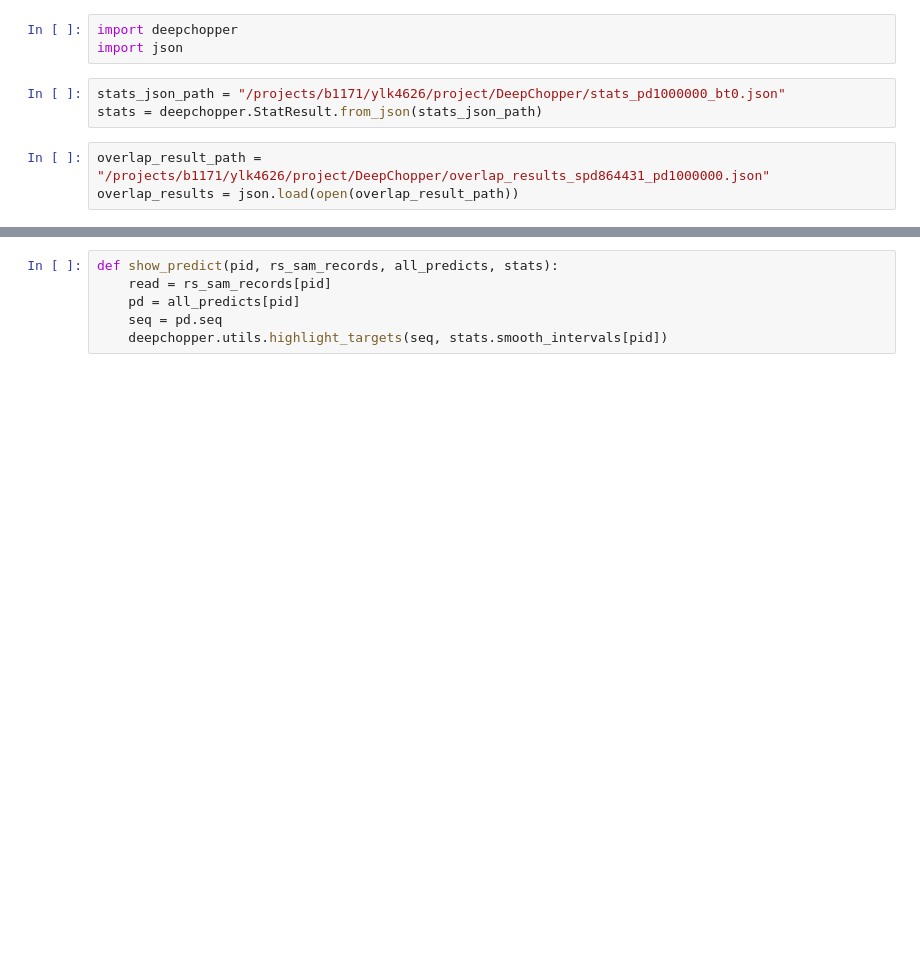
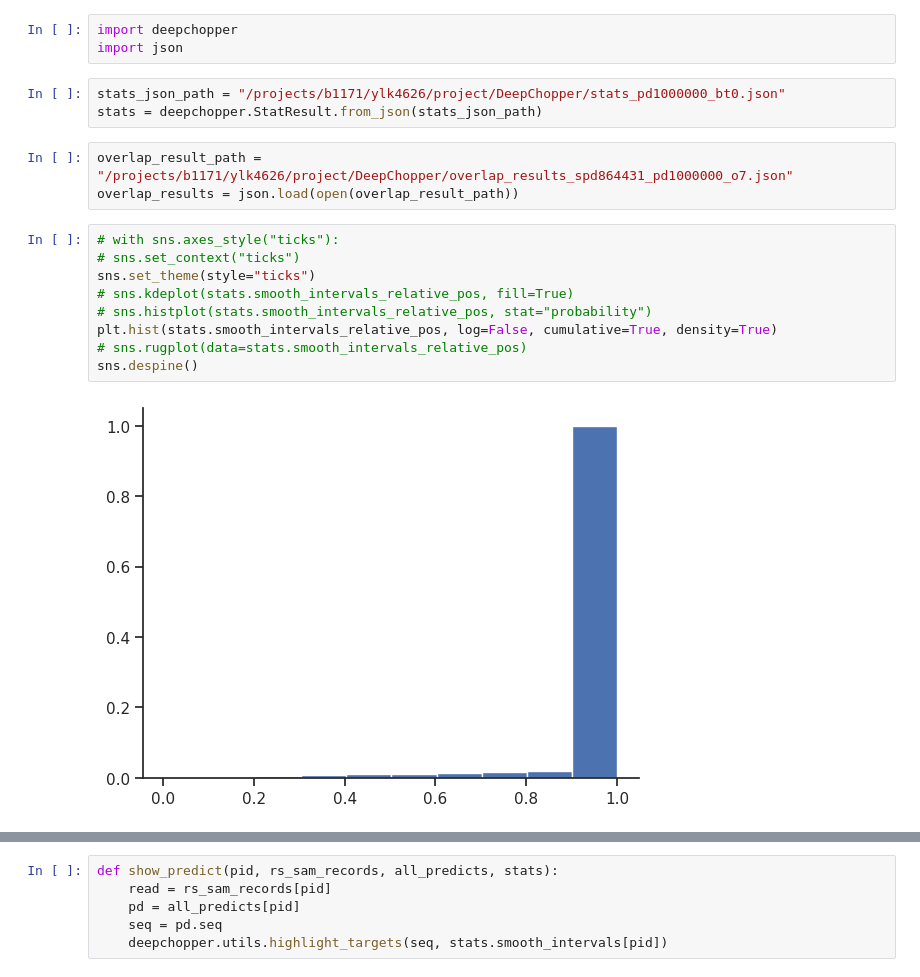
Before and after one commit to ylab-hi/DeepChopper, a Jupyter notebook: notebooks/smooth2.ipynb, the cells around one changed output, grey strips where cells are left out. Cells and saved outputs as stored; diff of their text form; blank space fills up the shorter version.

```diff
--- a/notebooks/smooth2.ipynb
+++ b/notebooks/smooth2.ipynb
@@ -748,5 +525,16 @@ import json
 stats_json_path = "/projects/b1171/ylk4626/project/DeepChopper/stats_pd1000000_bt0.json"
 stats = deepchopper.StatResult.from_json(stats_json_path)
 # %%
-overlap_result_path = "/projects/b1171/ylk4626/project/DeepChopper/overlap_results_spd864431_pd1000000.json"
+overlap_result_path = "/projects/b1171/ylk4626/project/DeepChopper/overlap_results_spd864431_pd1000000_o7.json"
 overlap_results = json.load(open(overlap_result_path))
+# %%
+# with sns.axes_style("ticks"):
+# sns.set_context("ticks")
+sns.set_theme(style="ticks")
+# sns.kdeplot(stats.smooth_intervals_relative_pos, fill=True)
+# sns.histplot(stats.smooth_intervals_relative_pos, stat="probability")
+plt.hist(stats.smooth_intervals_relative_pos, log=False, cumulative=True, density=True)
+# sns.rugplot(data=stats.smooth_intervals_relative_pos)
+sns.despine()
+# %% [output]
+[figure, added]
```
Also changed, not shown: parts of 23 cells of this notebook, 7 other files.
